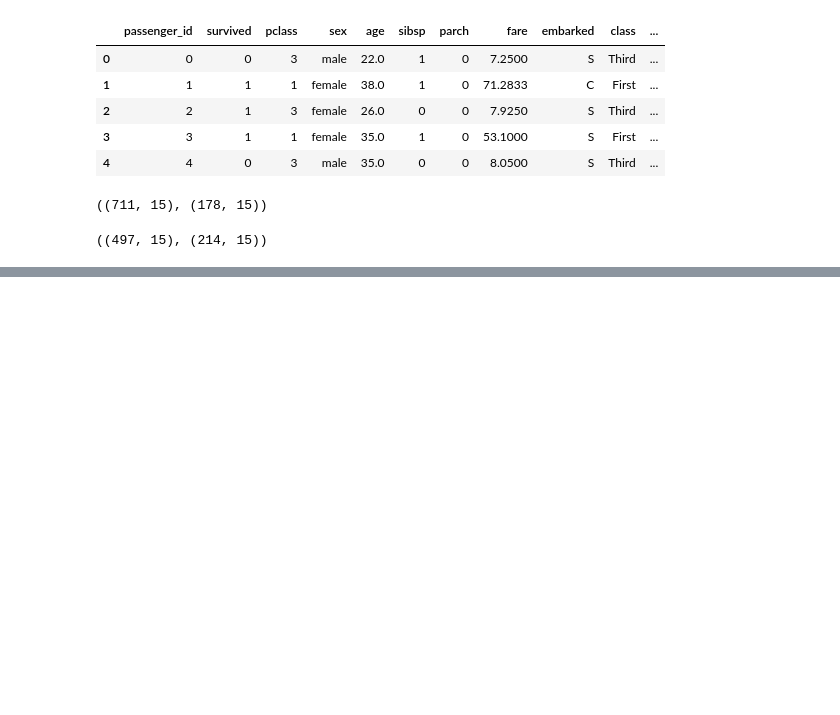
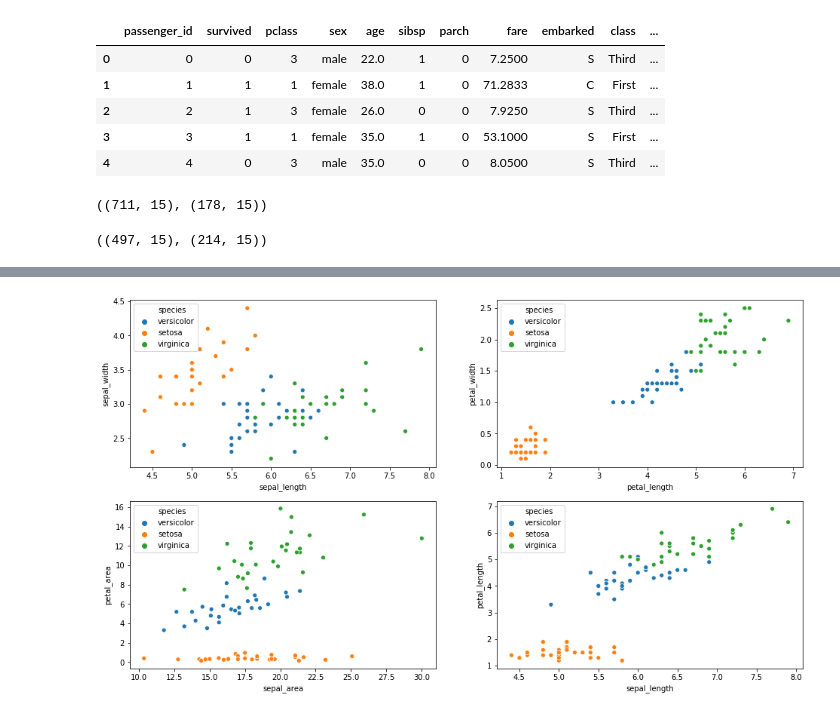
Before and after one commit to Brandon-Martinez27/classification-exercises, a Jupyter notebook: classification_exercises.ipynb, the cells around one changed output, grey strips where cells are left out. Saved outputs shown, nothing was run; the diff lists cells and outputs as text; code cells hidden in the pictures; blank space fills up the shorter version.

```diff
--- a/classification_exercises.ipynb
+++ b/classification_exercises.ipynb
@@ -478,0 +522,17 @@ def prep_titanic(df):
+# %%
+import matplotlib.pyplot as plt
+import seaborn as sns
+
+iris_area = iris_train
+iris_area['sepal_area'] = iris_area.sepal_length * iris_area.sepal_width
+iris_area['petal_area'] = iris_area.petal_length * iris_area.petal_width
+
+fig, axs = plt.subplots(2, 2, figsize=(16, 9))
+sns.scatterplot(ax=axs[0,0], x='sepal_length', y='sepal_width', data=iris_area, hue='species')
+sns.scatterplot(ax=axs[0,1], x='petal_length', y='petal_width', data=iris_area, hue='species')
+sns.scatterplot(ax=axs[1,0], x='sepal_area', y='petal_area', data=iris_area, hue='species')
+sns.scatterplot(ax=axs[1,1], x='sepal_length', y='petal_length', data=iris_area, hue='species')
+
+plt.show()
+# %% [output]
+[figure, added]
```
Also changed, not shown: parts of 26 cells of this notebook, 1 other file.
